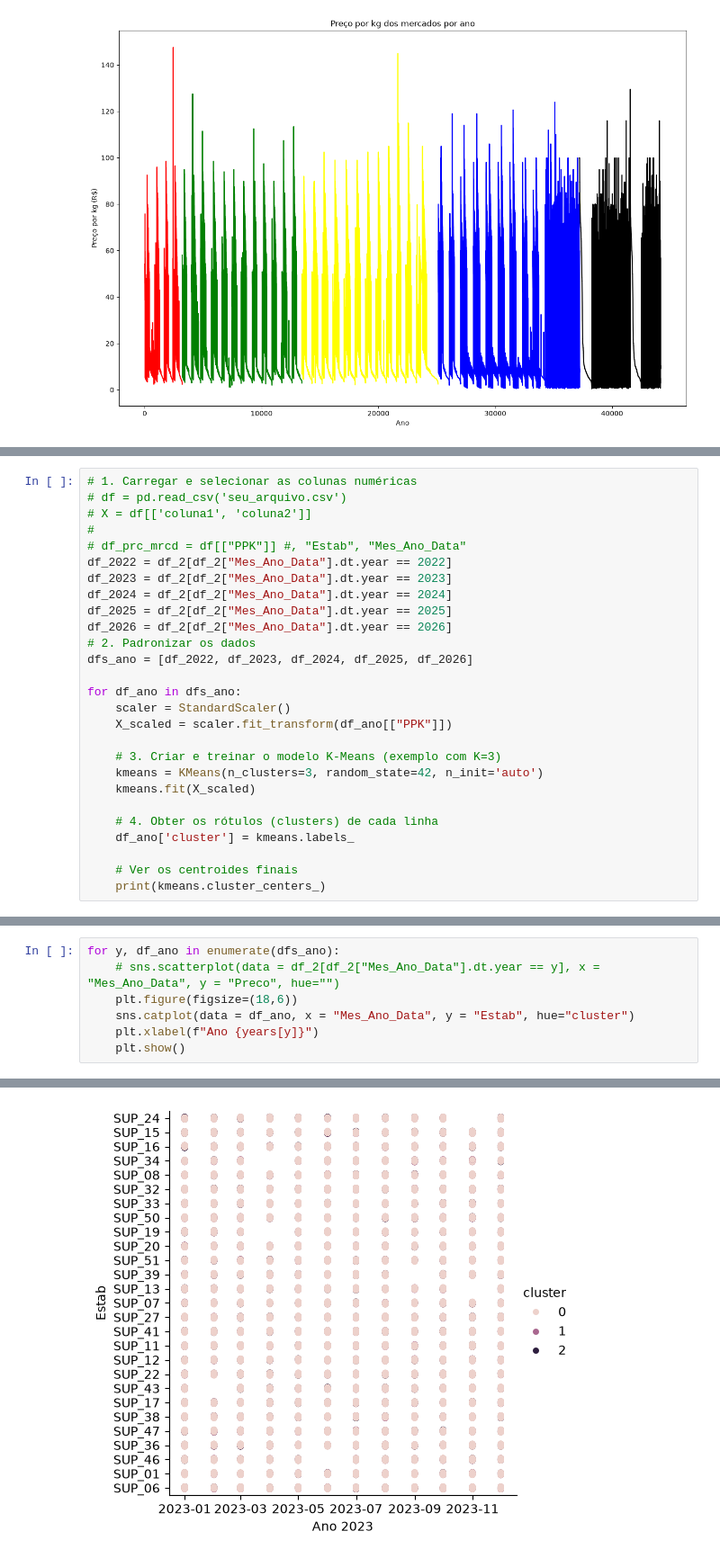
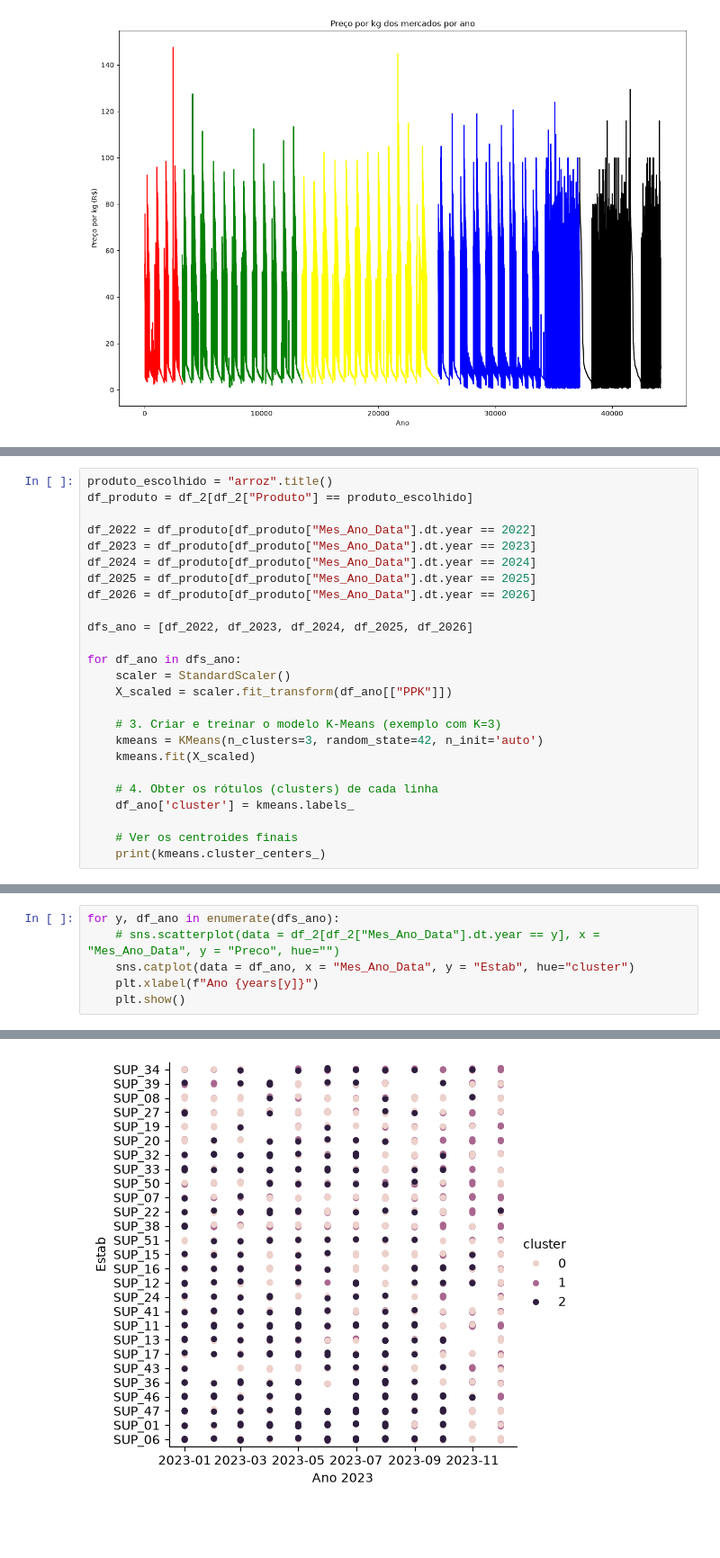
Before and after one commit to Teus-Andrezana/dados_cesta_basica, a Jupyter notebook: notebooks/cesta_basica.ipynb, the cells around one changed output, grey strips where cells are left out. Shown at 90% size. Drawn from its saved outputs; the diff is of its cells as text; blank space fills up the shorter version.

Commit message:
Agora podemos visualizar o melhor mercado por produto. Ao final, eu fiz uma função que mostra o melhor mercado. Agora é possível inserir qual produto quer ver, mostrando também sua flutação anual.

```diff
--- a/notebooks/cesta_basica.ipynb
+++ b/notebooks/cesta_basica.ipynb
@@ -288,15 +308,13 @@ plt.ylabel("Preço por kg (R$)");
 # %%
-# 1. Carregar e selecionar as colunas numéricas
-# df = pd.read_csv('seu_arquivo.csv')
-# X = df[['coluna1', 'coluna2']]
-#
-# df_prc_mrcd = df[["PPK"]] #, "Estab", "Mes_Ano_Data"
-df_2022 = df_2[df_2["Mes_Ano_Data"].dt.year == 2022]
-df_2023 = df_2[df_2["Mes_Ano_Data"].dt.year == 2023]
-df_2024 = df_2[df_2["Mes_Ano_Data"].dt.year == 2024]
-df_2025 = df_2[df_2["Mes_Ano_Data"].dt.year == 2025]
-df_2026 = df_2[df_2["Mes_Ano_Data"].dt.year == 2026]
-# 2. Padronizar os dados
+produto_escolhido = "arroz".title()
+df_produto = df_2[df_2["Produto"] == produto_escolhido]
+
+df_2022 = df_produto[df_produto["Mes_Ano_Data"].dt.year == 2022]
+df_2023 = df_produto[df_produto["Mes_Ano_Data"].dt.year == 2023]
+df_2024 = df_produto[df_produto["Mes_Ano_Data"].dt.year == 2024]
+df_2025 = df_produto[df_produto["Mes_Ano_Data"].dt.year == 2025]
+df_2026 = df_produto[df_produto["Mes_Ano_Data"].dt.year == 2026]
+
 dfs_ano = [df_2022, df_2023, df_2024, df_2025, df_2026]
 
 for df_ano in dfs_ano:
@@ -315,7 +349,6 @@ for df_ano in dfs_ano:
 # %%
 for y, df_ano in enumerate(dfs_ano):
     # sns.scatterplot(data = df_2[df_2["Mes_Ano_Data"].dt.year == y], x = "Mes_Ano_Data", y = "Preco", hue="")
-    plt.figure(figsize=(18,6))
     sns.catplot(data = df_ano, x = "Mes_Ano_Data", y = "Estab", hue="cluster")
     plt.xlabel(f"Ano {years[y]}")
     plt.show()
@@ -326 +357 @@ for y, df_ano in enumerate(dfs_ano):
-[figure, old version]
+[figure, new version]
```
Also changed, not shown: parts of 4 cells of this notebook.
